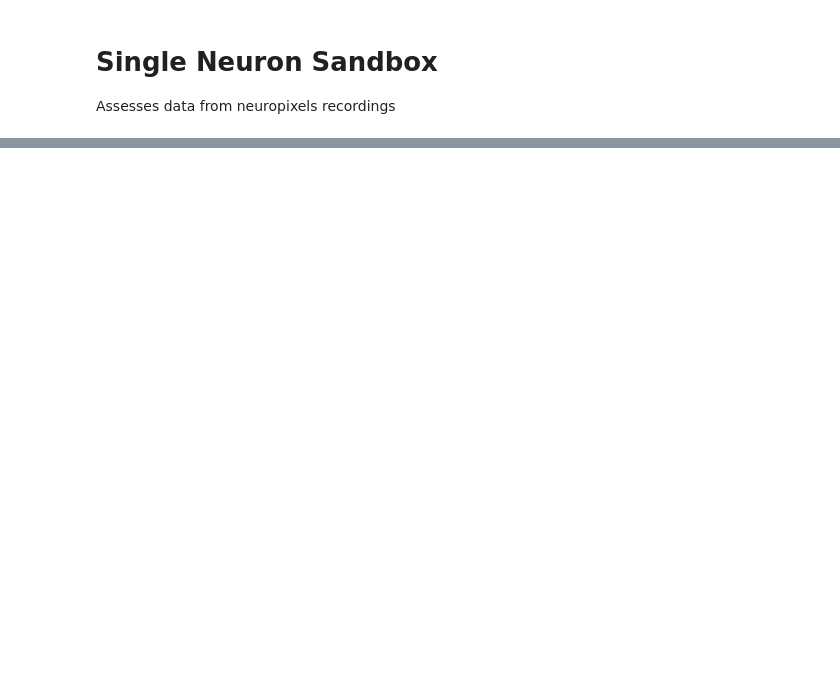
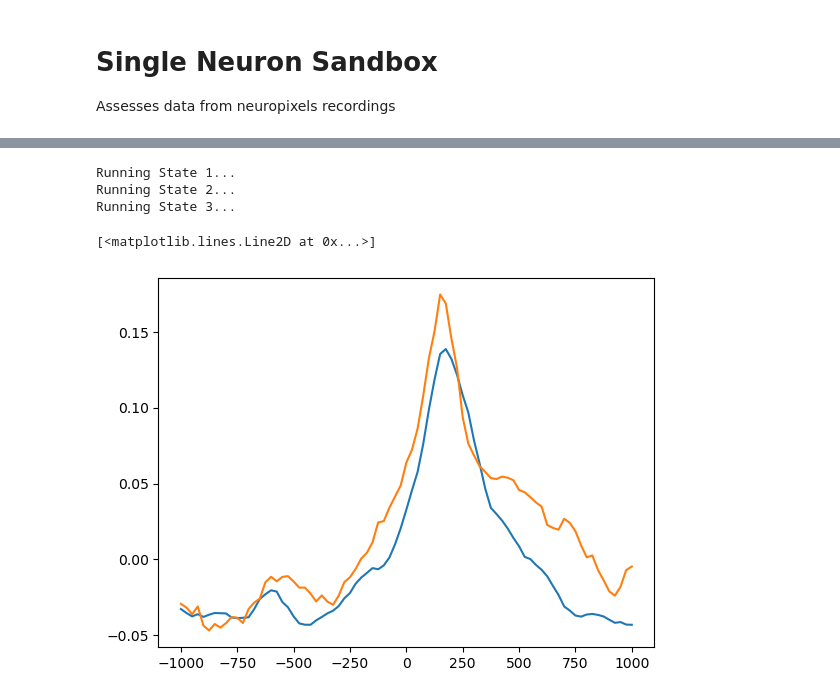
Before and after one commit to t-elston/FS_self_control, a Jupyter notebook: analysis/single_neuron_sandbox.ipynb, the cells around one changed output, grey strips where cells are left out. Saved outputs shown, nothing was run; the diff lists cells and outputs as text; code cells hidden in the pictures; blank space fills up the shorter version.

```diff
--- a/analysis/single_neuron_sandbox.ipynb
+++ b/analysis/single_neuron_sandbox.ipynb
@@ -935,0 +968,31 @@ TypeError: ufunc 'bitwise_and' not supported for the input types, and the inputs
+# %%
+# get mean firing rates of CdN neurons aligned to the first and second saccades of each state
+sacc_frs = np.zeros((n_trials, 2, 3, n_units))
+
+# Convert fix_win_offset to integer indices for indexing
+timestep = int(np.mean(np.diff(ts)))
+fix_win_offset = np.arange(0, 300, timestep)
+fix_win_offset_ix = (fix_win_offset / timestep).astype(int)
+
+# loop over the states and find the single-saccades associated with this state
+for s in range(3):
+
+    print(f'Running State {s+1}...')
+
+    # find the single-saccade trials associated with this state
+    # - provides trial numbers
+    state_single_sacc_ix = np.argwhere((bhv['state'] == s+1) & (bhv['n_sacc'] == 1) & (bhv['rt'] < 1001)).flatten()
+    double_single_sacc_ix = np.argwhere((bhv['state'] == s+1) & (bhv['n_sacc'] == 2) & (bhv['rt'] < 1001)).flatten()
+# %% [output]
+Running State 1...
+Running State 2...
+Running State 3...
+# %%
+single_sacc_firing_rates = firing_rates[bhv['n_sacc']==1,:,:]
+double_sacc_firing_rates = firing_rates[bhv['n_sacc']==2,:,:]
+# %%
+plt.plot(ts, np.nanmean(np.nanmean(single_sacc_firing_rates[:,:, cdn_ix], axis=2), axis=0))
+plt.plot(ts, np.nanmean(np.nanmean(double_sacc_firing_rates[:,:, cdn_ix], axis=2), axis=0))
+# %% [output]
+[<matplotlib.lines.Line2D at 0x...>]
+[figure, added]
```
Also changed, not shown: parts of 10 cells of this notebook, 9 other files.
